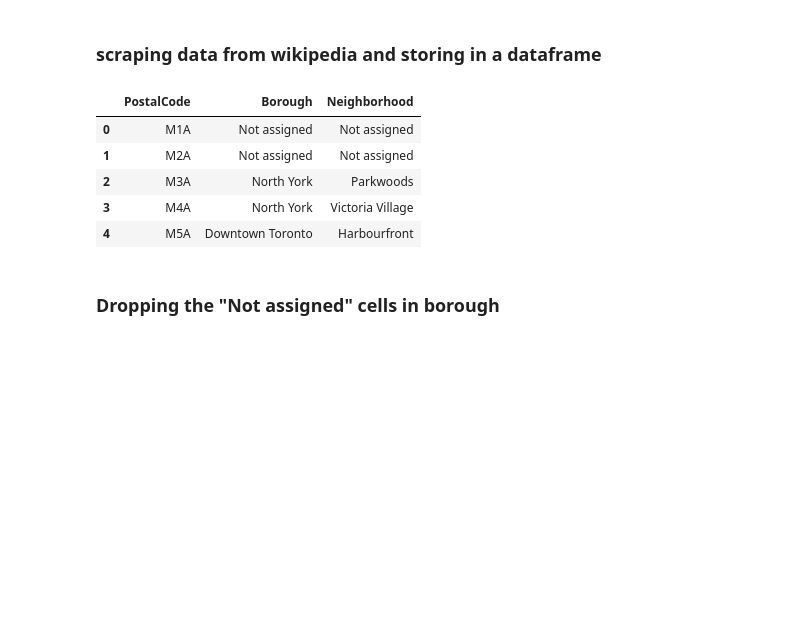
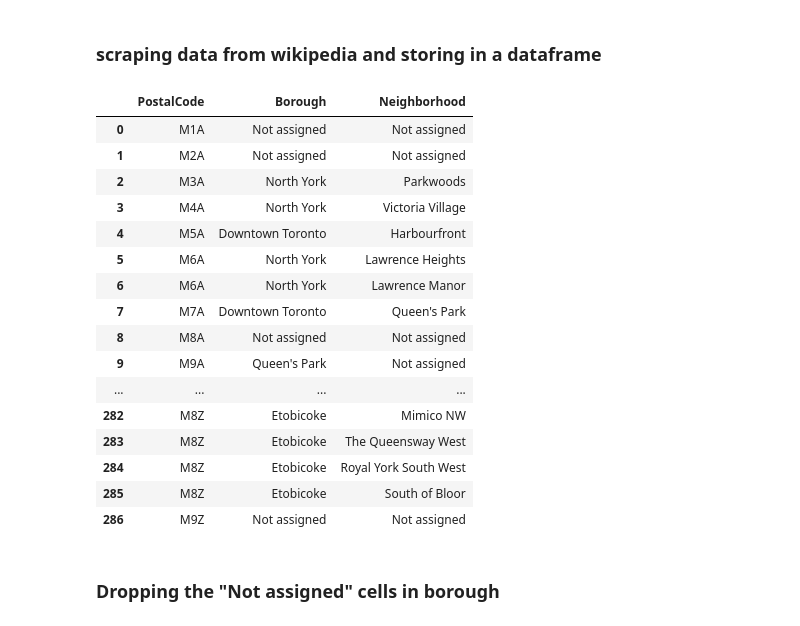
Before and after one commit to suhailrahman94/Coursera_Capstone, a Jupyter notebook: Segmenting and clustering part1.ipynb, the cells around one changed output. Cells and saved outputs as stored; diff of their text form; code cells hidden in the pictures; blank space fills up the shorter version.

```diff
--- a/Segmenting and clustering part1.ipynb
+++ b/Segmenting and clustering part1.ipynb
@@ -1,14 +21,17 @@
 # %%
 import numpy as np
 import pandas as pd
+pd.set_option("display.max_columns",None)
+pd.set_option("display.max_rows",None)
 import json
-from pandas.io.json import json_normalize # transorm json into a dataframe
-from geopy.geocoders import Nominatim #converting address into longitude and latitude
-import requests # for requests
-from bs4 import BeautifulSoup # for scraping
+from geopy.geocoders import Nominatim
+import requests
+from bs4 import BeautifulSoup
+from pandas.io.json import json_normalize
 import matplotlib.cm as cm
 import matplotlib.colors as colors
 from sklearn.cluster import KMeans
+import folium
 # %% [markdown]
 ### scraping data from wikipedia and storing in a dataframe
 # %%
@@ -28,14 +51,25 @@ for row in bs.find('table').find_all('tr'):  #finding all the rows in the table
         NeighborhoodList.append(cells[2].text.rstrip('\n')) # stripping new lines in the neighborhood cell
 # %%
 Toronto_df=pd.DataFrame({"PostalCode": PostalCodeList, "Borough":BoroughList, "Neighborhood": NeighborhoodList})  #creating a new dataframe with the lists
-Toronto_df.head()
+Toronto_df
 # %% [output]
 |  | PostalCode | Borough | Neighborhood |
 | 0 | M1A | Not assigned | Not assigned |
 | 1 | M2A | Not assigned | Not assigned |
 | 2 | M3A | North York | Parkwoods |
 | 3 | M4A | North York | Victoria Village |
 | 4 | M5A | Downtown Toronto | Harbourfront |
+| 5 | M6A | North York | Lawrence Heights |
+| 6 | M6A | North York | Lawrence Manor |
+| 7 | M7A | Downtown Toronto | Queen's Park |
+| 8 | M8A | Not assigned | Not assigned |
+| 9 | M9A | Queen's Park | Not assigned |
+| ... | ... | ... | ... |
+| 282 | M8Z | Etobicoke | Mimico NW |
+| 283 | M8Z | Etobicoke | The Queensway West |
+| 284 | M8Z | Etobicoke | Royal York South West |
+| 285 | M8Z | Etobicoke | South of Bloor |
+| 286 | M9Z | Not assigned | Not assigned |
 # %% [markdown]
 ### Dropping the "Not assigned" cells in borough
 # %%
```
Also changed, not shown: parts of 5 cells of this notebook.
